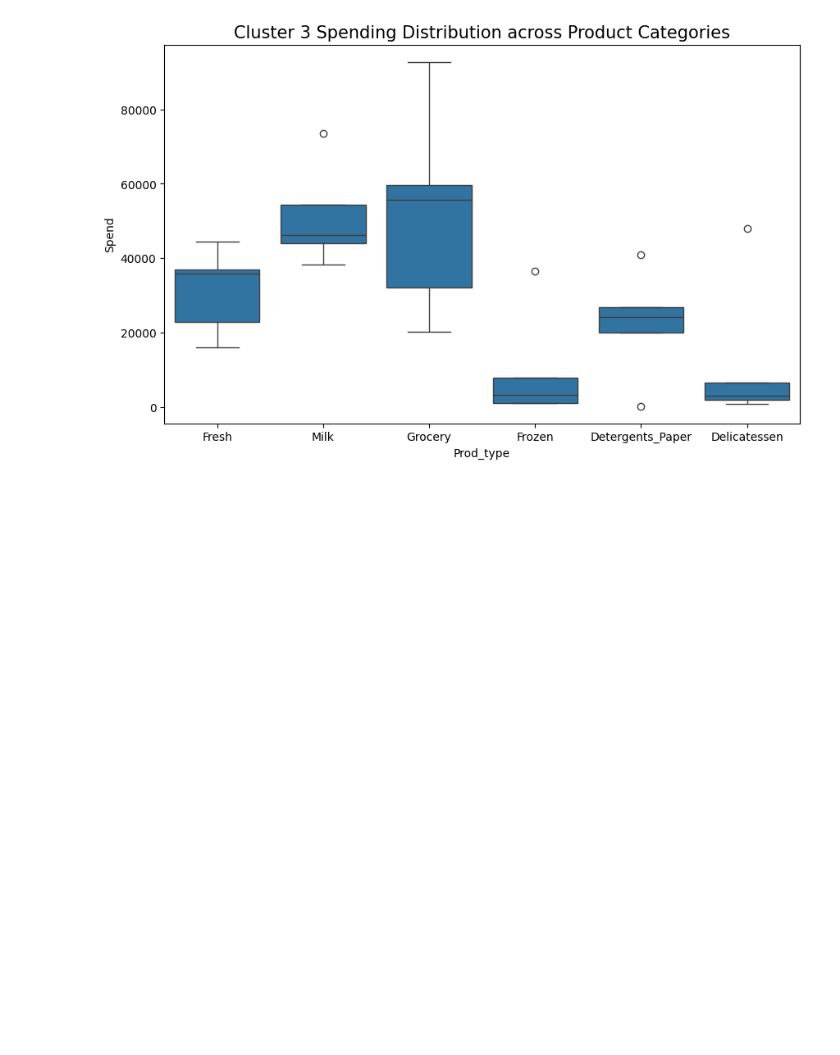
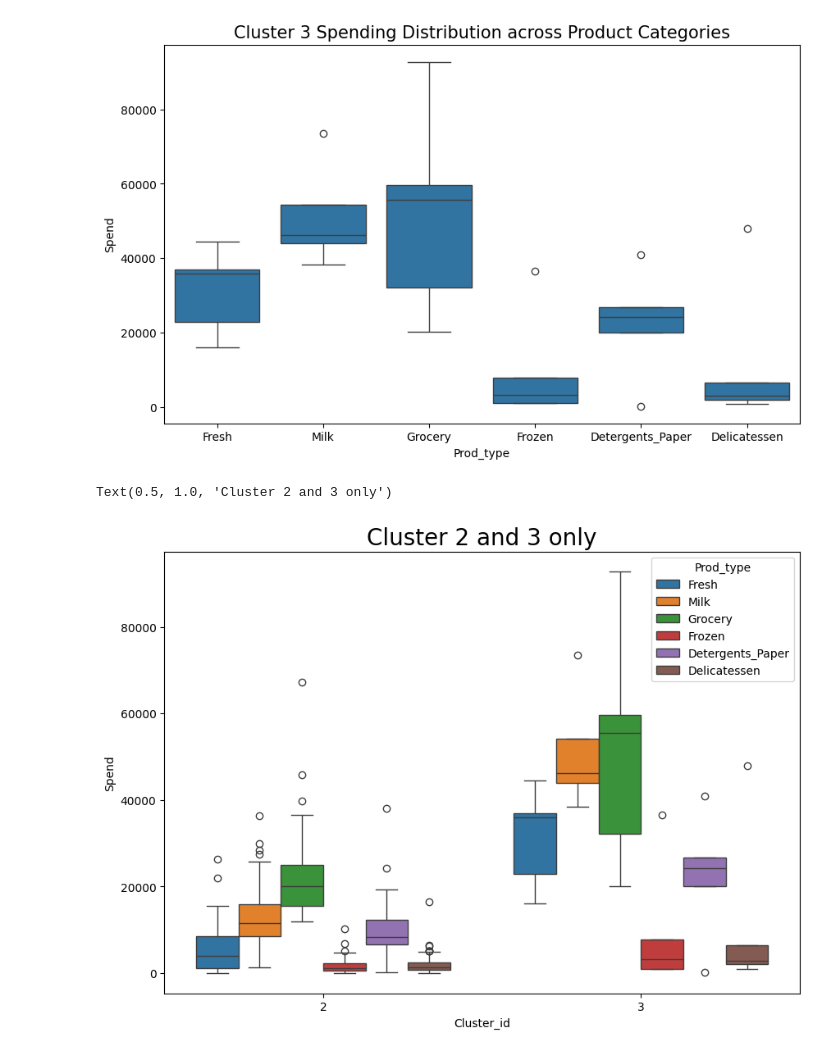
Before and after one commit to nirajacharya13/machine-learning, a Jupyter notebook: unsupervised_cluster_analysis/unsupervised_cluster_analysis.ipynb, the cells around one changed output. Cells and saved outputs as stored; diff of their text form; code cells hidden in the pictures; blank space fills up the shorter version.

Commit message:
feat: solved business problems 1, 2, and 3 using k-means clustering

```diff
--- a/unsupervised_cluster_analysis/unsupervised_cluster_analysis.ipynb
+++ b/unsupervised_cluster_analysis/unsupervised_cluster_analysis.ipynb
@@ -235,9 +235,12 @@ Text(0.5, 1.0, 'Cluster 3 Spending Distribution across Product Categories')
 # %%
 # Fresh items are most sold ones in the supermarket.
 # Find customer segments where fresh items are less sold than other items like grocery or milk
 
 
-Cluster = df_melt[df_melt['Cluster_id']==3]
-plt.figure(figsize=(10,6))
-sns.boxplot(x="Prod_type", y="Spend", data=Cluster)
-plt.title("Cluster 3 Spending Distribution across Product Categories", size=15)
+Cluster_2and3=df_melt[(df_melt['Cluster_id']==3)| (df_melt['Cluster_id']==2)]
+plt.figure(figsize=(10,7))
+sns.boxplot(x='Cluster_id', hue="Prod_type", y="Spend", data=Cluster_2and3)
+plt.title("Cluster 2 and 3 only", size=20)
+# %% [output]
+Text(0.5, 1.0, 'Cluster 2 and 3 only')
+[figure, added]
```
Also changed, not shown: parts of 3 cells of this notebook.
